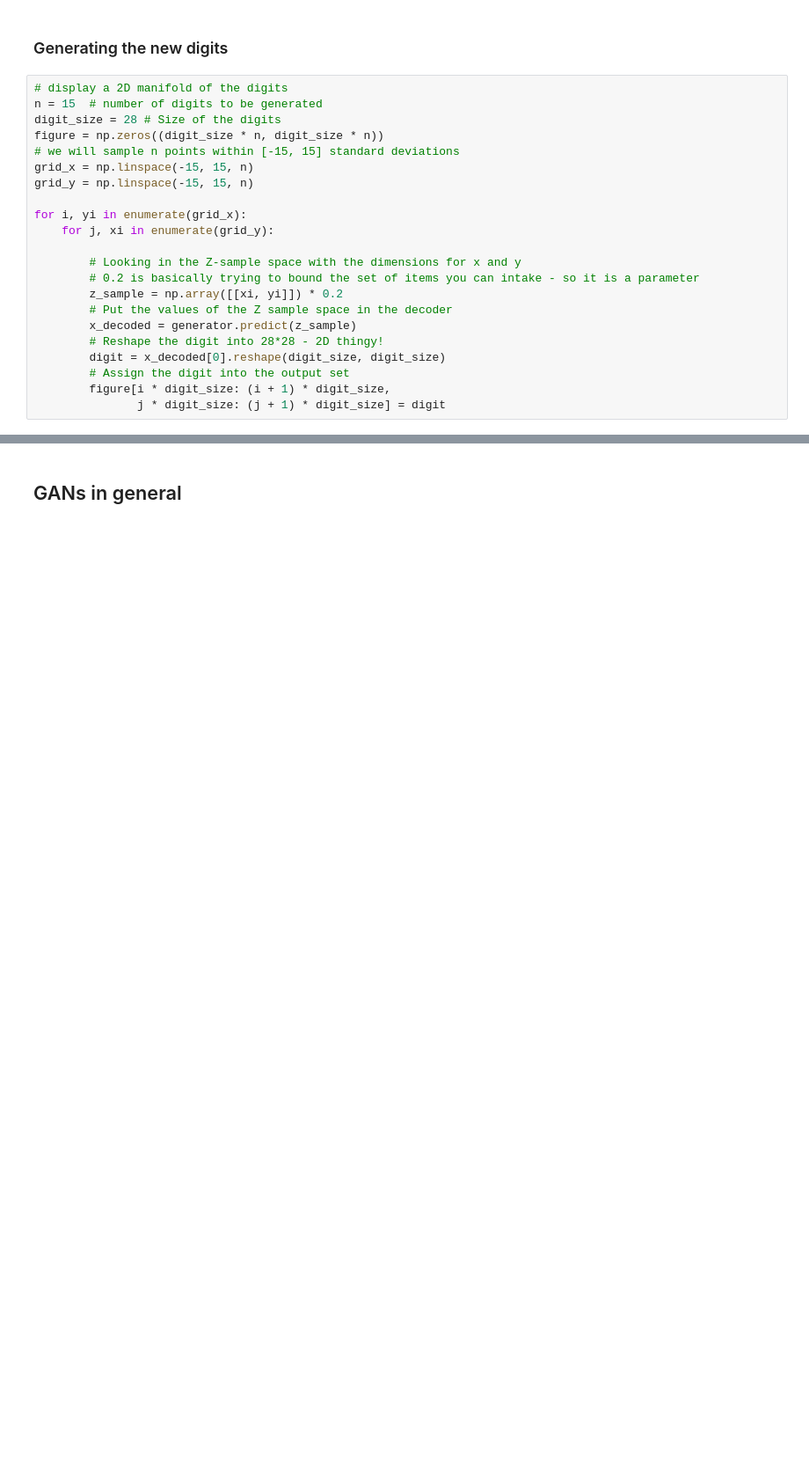
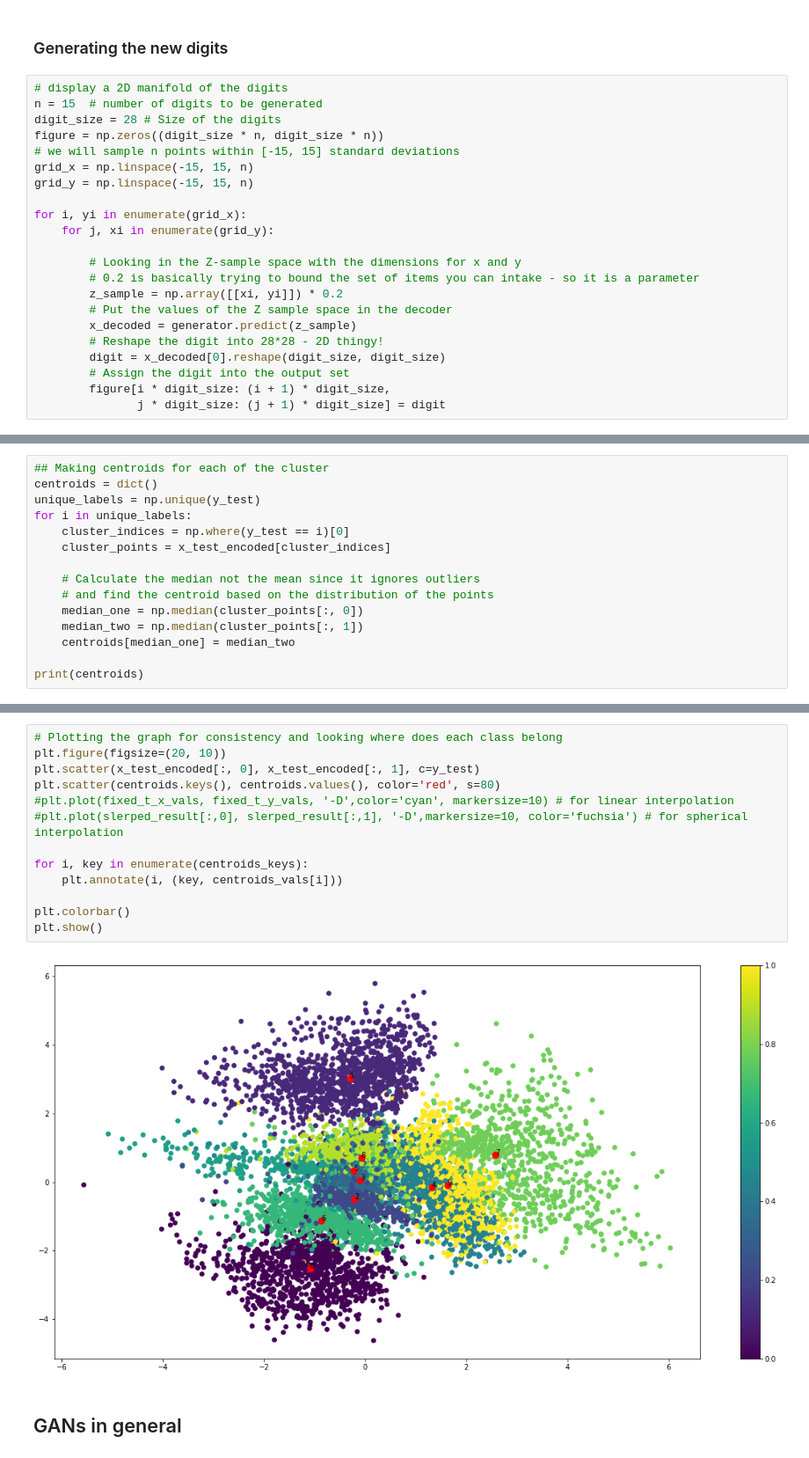
Before and after one commit to Harshdeep1996/autoencoder_playground, a Jupyter notebook: playground_part_one.ipynb, the cells around one changed output, grey strips where cells are left out. Shown at 88% size. Cells and saved outputs as stored; diff of their text form; blank space fills up the shorter version.

```diff
--- a/playground_part_one.ipynb
+++ b/playground_part_one.ipynb
@@ -249,0 +244,15 @@ plt.show()
+# %%
+## Making centroids for each of the cluster
+centroids = dict()
+unique_labels = np.unique(y_test)
+for i in unique_labels:
+    cluster_indices = np.where(y_test == i)[0]
+    cluster_points = x_test_encoded[cluster_indices]
+
+    # Calculate the median not the mean since it ignores outliers
+    # and find the centroid based on the distribution of the points
+    median_one = np.median(cluster_points[:, 0])
+    median_two = np.median(cluster_points[:, 1])
+    centroids[median_one] = median_two
+
+print(centroids)
@@ -250,3 +353,18 @@ plt.show()
+# %%
+# Plotting the graph for consistency and looking where does each class belong
+plt.figure(figsize=(20, 10))
+plt.scatter(x_test_encoded[:, 0], x_test_encoded[:, 1], c=y_test)
+plt.scatter(centroids.keys(), centroids.values(), color='red', s=80)
+#plt.plot(fixed_t_x_vals, fixed_t_y_vals, '-D',color='cyan', markersize=10) # for linear interpolation
+#plt.plot(slerped_result[:,0], slerped_result[:,1], '-D',markersize=10, color='fuchsia') # for spherical interpolation
+
+for i, key in enumerate(centroids_keys):
+    plt.annotate(i, (key, centroids_vals[i]))
+
+plt.colorbar()
+plt.show()
+# %% [output]
+[figure, added]
 # %% [markdown]
 ## GANs in general
 # %%
```
Also changed, not shown: parts of 23 cells of this notebook.
